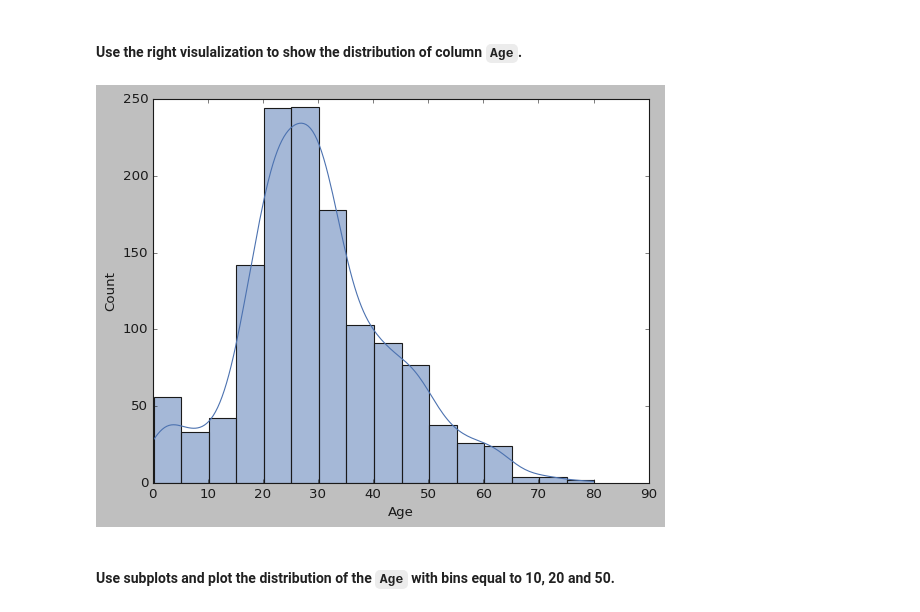
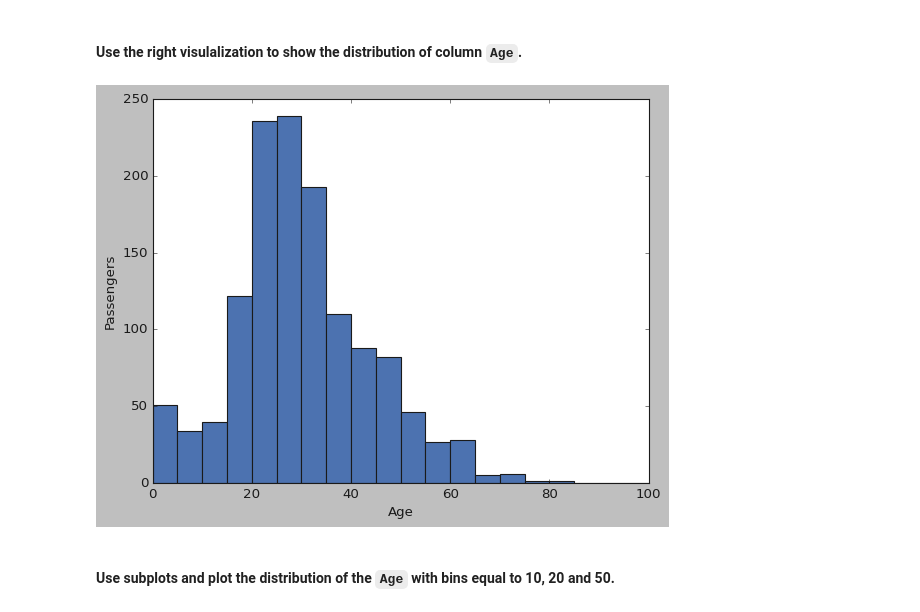
Before and after one commit to Ironhack-Data-Madrid-Octubre-2021/lab-matplotlib-seaborn, a Jupyter notebook: your-code/main.ipynb, the cells around one changed output. Drawn from its saved outputs; the diff is of its cells as text; code cells hidden in the pictures.

```diff
--- a/your-code/main.ipynb
+++ b/your-code/main.ipynb
@@ -288,12 +288,13 @@ titanic.select_dtypes(include=object)
 plt.style.use('classic')
 # %% [markdown]
 #### Use the right visulalization to show the distribution of column `Age`.
-# %%
-fig04 = sns.histplot(x=titanic.Age, kde=True , binwidth=5);
-
-fig04.figure.savefig("../figures/04_Age_distribution_of_Titanic_passengers.png", dpi=1000)
-# %% [output]
-[figure, removed]
+# %%
+fig04 = plt.hist(titanic.Age , bins=20 ,range=(0, 100));
+plt.xlabel('Age');
+plt.ylabel('Passengers');
+plt.savefig("../figures/04_Age_distribution_of_Titanic_passengers.png", dpi=1000)
+# %% [output]
+[figure, added]
 # %% [markdown]
 #### Use subplots and plot the distribution of the `Age`  with bins equal to 10, 20 and 50.
 # %%
```
Also changed, not shown: parts of 33 cells of this notebook, 16 other files.
